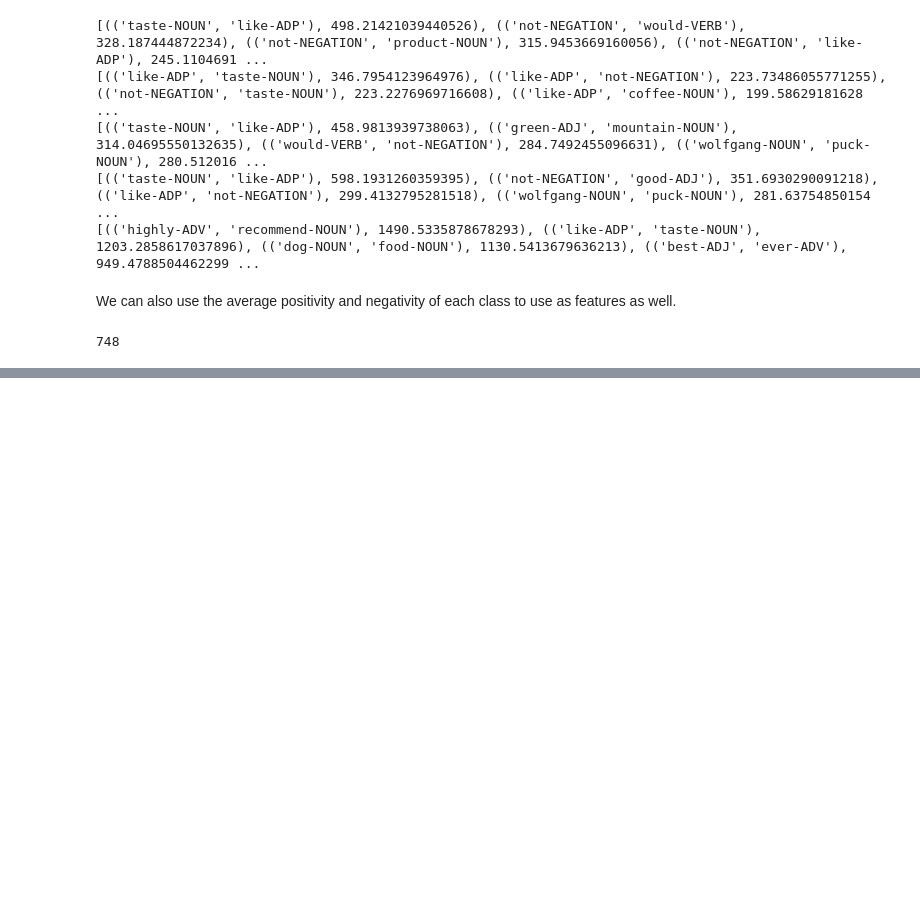
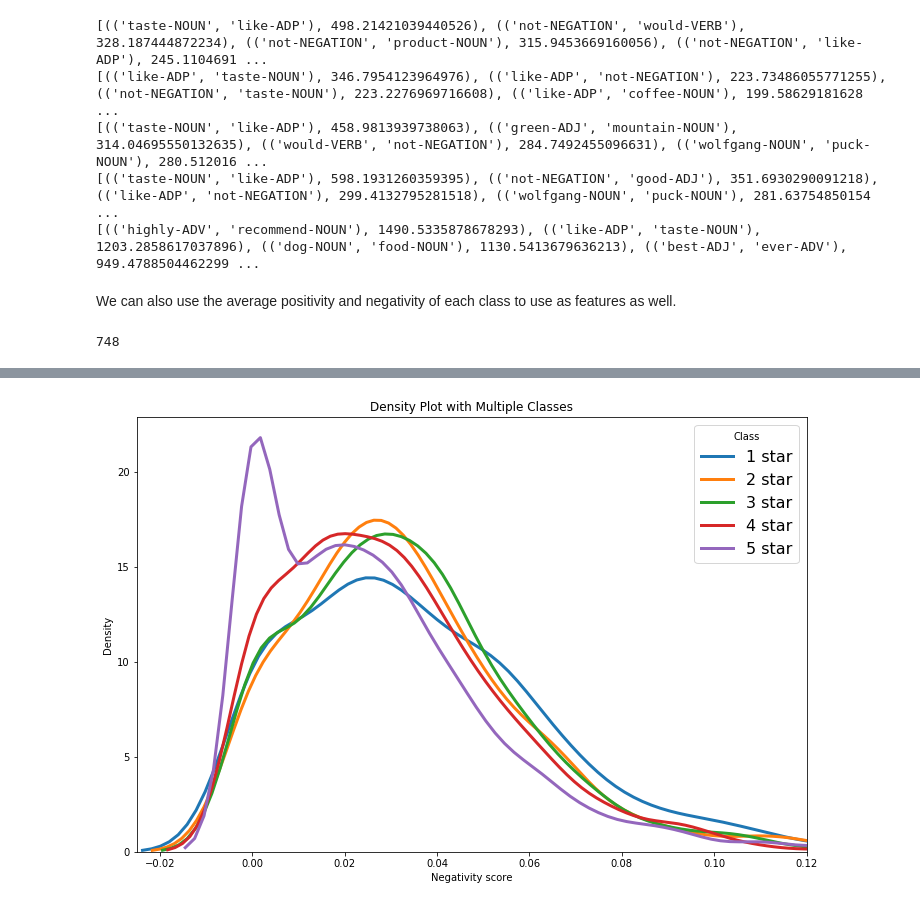
Before and after one commit to floorkouwenberg/TMCI_project, a Jupyter notebook: Cooccs.ipynb, the cells around one changed output, grey strips where cells are left out. Cells and saved outputs as stored; diff of their text form; code cells hidden in the pictures; blank space fills up the shorter version.

```diff
--- a/Cooccs.ipynb
+++ b/Cooccs.ipynb
@@ -224,0 +281,20 @@ print(len(one_senti))
+# %%
+neg_list = [one_avg_neg, two_avg_neg, three_avg_neg, four_avg_neg, five_avg_neg]
+
+fig, ax = plt.subplots()
+for neg in neg_list:
+    sns.distplot(neg, hist = False, kde = True,
+                 kde_kws = {'linewidth':3},
+                 label = str(neg_list.index(neg)+1)+' star')
+
+ax.set_xlim(-0.025,0.12)
+
+
+
+plt.legend(prop={'size': 16}, title = 'Class')
+plt.title('Density Plot with Multiple Classes');
+plt.xlabel('Negativity score')
+plt.ylabel('Density');
+plt.show()
+# %% [output]
+[figure, added]
```
Also changed, not shown: parts of 6 cells of this notebook.
